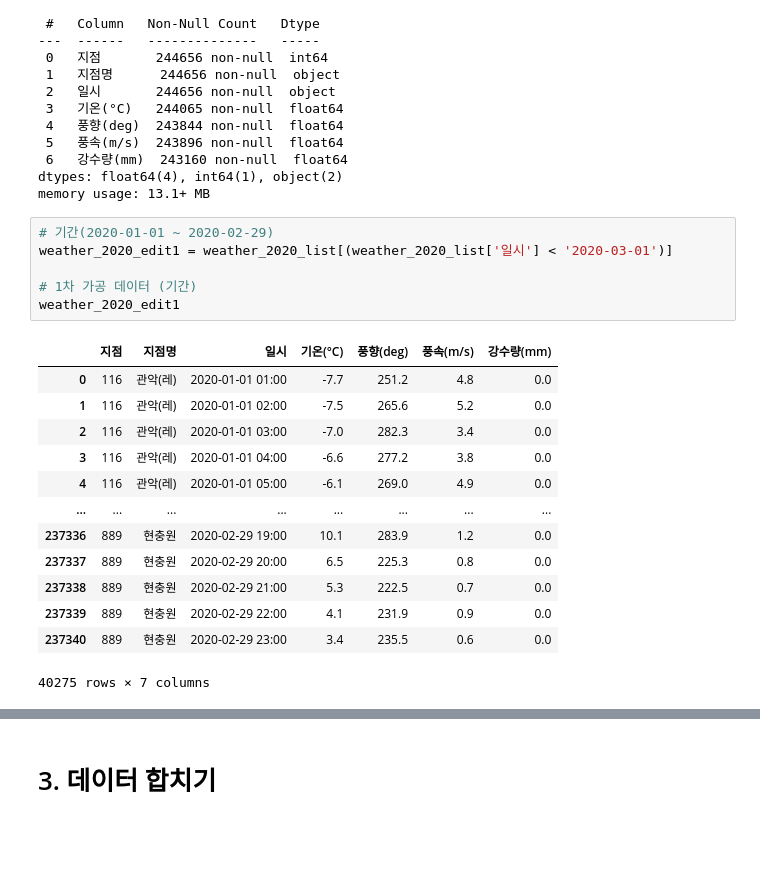
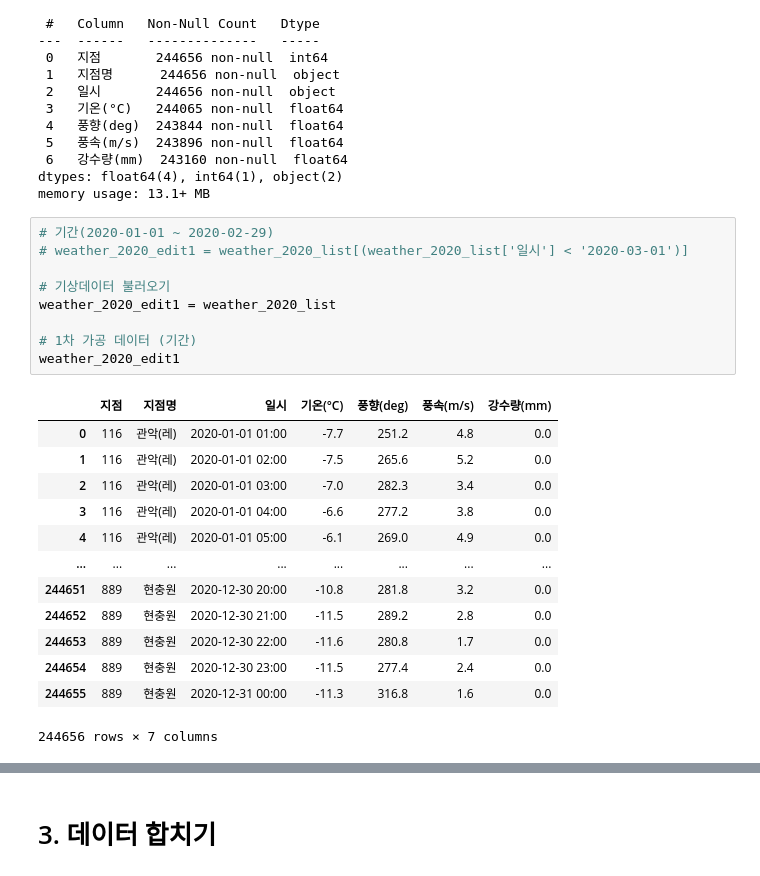
Before and after one commit to HyeongSeok-Park/Academy_Second_Project, a Jupyter notebook: 데이터 전처리 및 시각화.ipynb, the cells around one changed output, grey strips where cells are left out. Cells and saved outputs as stored; diff of their text form; blank space fills up the shorter version.

```diff
--- a/데이터 전처리 및 시각화.ipynb
+++ b/데이터 전처리 및 시각화.ipynb
@@ -273,24 +277,27 @@ dtypes: float64(4), int64(1), object(2)
 memory usage: 13.1+ MB
 # %%
 # 기간(2020-01-01 ~ 2020-02-29)
-weather_2020_edit1 = weather_2020_list[(weather_2020_list['일시'] < '2020-03-01')]
+# weather_2020_edit1 = weather_2020_list[(weather_2020_list['일시'] < '2020-03-01')]
+
+# 기상데이터 불러오기
+weather_2020_edit1 = weather_2020_list
 
 # 1차 가공 데이터 (기간)
 weather_2020_edit1
 # %% [output]
 |  | 지점 | 지점명 | 일시 | 기온(°C) | 풍향(deg) | 풍속(m/s) | 강수량(mm) |
 | 0 | 116 | 관악(레) | 2020-01-01 01:00 | -7.7 | 251.2 | 4.8 | 0.0 |
 | 1 | 116 | 관악(레) | 2020-01-01 02:00 | -7.5 | 265.6 | 5.2 | 0.0 |
 | 2 | 116 | 관악(레) | 2020-01-01 03:00 | -7.0 | 282.3 | 3.4 | 0.0 |
 | 3 | 116 | 관악(레) | 2020-01-01 04:00 | -6.6 | 277.2 | 3.8 | 0.0 |
 | 4 | 116 | 관악(레) | 2020-01-01 05:00 | -6.1 | 269.0 | 4.9 | 0.0 |
 | ... | ... | ... | ... | ... | ... | ... | ... |
-| 237336 | 889 | 현충원 | 2020-02-29 19:00 | 10.1 | 283.9 | 1.2 | 0.0 |
-| 237337 | 889 | 현충원 | 2020-02-29 20:00 | 6.5 | 225.3 | 0.8 | 0.0 |
-| 237338 | 889 | 현충원 | 2020-02-29 21:00 | 5.3 | 222.5 | 0.7 | 0.0 |
-| 237339 | 889 | 현충원 | 2020-02-29 22:00 | 4.1 | 231.9 | 0.9 | 0.0 |
-| 237340 | 889 | 현충원 | 2020-02-29 23:00 | 3.4 | 235.5 | 0.6 | 0.0 |
+| 244651 | 889 | 현충원 | 2020-12-30 20:00 | -10.8 | 281.8 | 3.2 | 0.0 |
+| 244652 | 889 | 현충원 | 2020-12-30 21:00 | -11.5 | 289.2 | 2.8 | 0.0 |
+| 244653 | 889 | 현충원 | 2020-12-30 22:00 | -11.6 | 280.8 | 1.7 | 0.0 |
+| 244654 | 889 | 현충원 | 2020-12-30 23:00 | -11.5 | 277.4 | 2.4 | 0.0 |
+| 244655 | 889 | 현충원 | 2020-12-31 00:00 | -11.3 | 316.8 | 1.6 | 0.0 |
-40275 rows × 7 columns
+244656 rows × 7 columns
 # %%
 # null값 확인
 print(weather_2020_edit1.isnull().sum())
```
Also changed, not shown: parts of 29 cells of this notebook.
